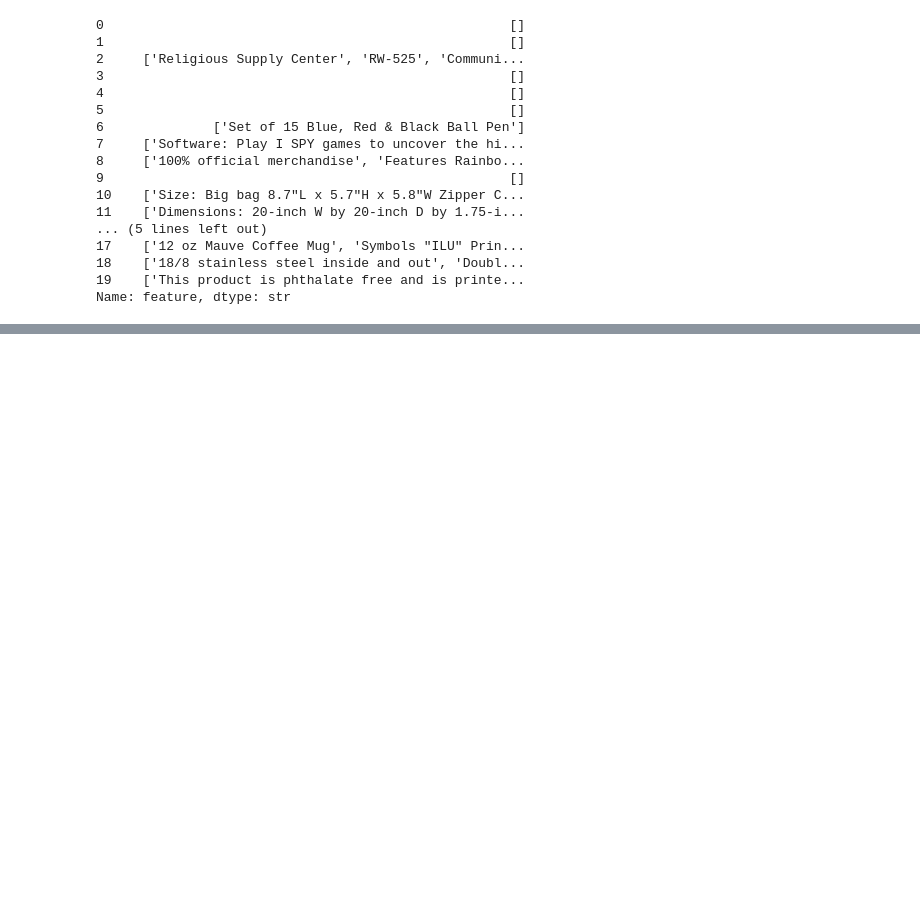
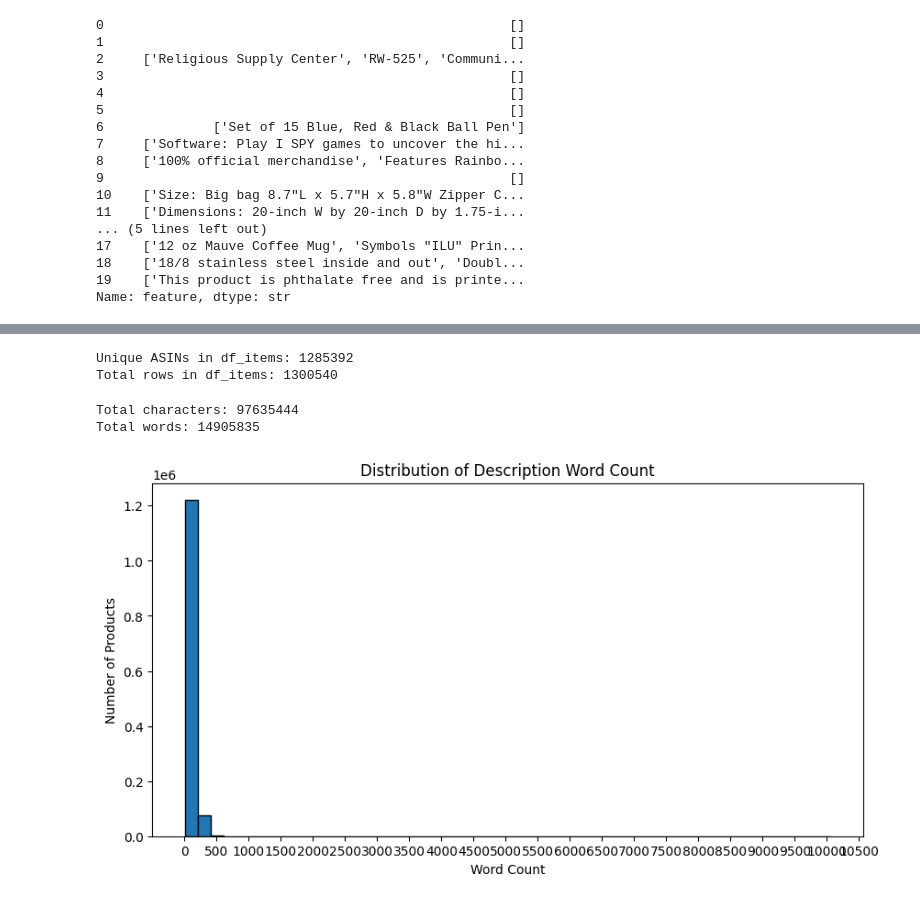
Before and after one commit to flamesmith/RecSystem, a Jupyter notebook: notebooks/analyze_features.ipynb, the cells around one changed output, grey strips where cells are left out. Cells and saved outputs as stored; diff of their text form; code cells hidden in the pictures; blank space fills up the shorter version.

```diff
--- a/notebooks/analyze_features.ipynb
+++ b/notebooks/analyze_features.ipynb
@@ -305,3 +305,10 @@ df_items['feature'].head(20)
 18    ['18/8 stainless steel inside and out', 'Doubl...
 19    ['This product is phthalate free and is printe...
 Name: feature, dtype: str
+# %%
+# Word count for title, description, and feature
+df_items['title_word_count'] = df_items['title'].fillna('').str.split().str.len()
+df_items['description_word_count'] = df_items['description'].fillna('').str.split().str.len()
+df_items['feature_word_count'] = df_items['feature'].fillna('').str.split().str.len()
+
+df_items[['asin', 'title_word_count', 'description_word_count', 'feature_word_count']].describe()
@@ -307,0 +345,23 @@ Name: feature, dtype: str
+# %%
+print(f"Unique ASINs in df_items: {df_items['asin'].nunique()}")
+print(f"Total rows in df_items: {len(df_items)}")
+# %% [output]
+Unique ASINs in df_items: 1285392
+Total rows in df_items: 1300540
+# %%
+titles_combined = ' '.join(df_items['title'].dropna().tolist())
+print(f"Total characters: {len(titles_combined)}")
+print(f"Total words: {len(titles_combined.split())}")
+# %% [output]
+Total characters: 97635444
+Total words: 14905835
+# %%
+plt.figure(figsize=(10, 5))
+plt.hist(df_items['description_word_count'], bins=50, edgecolor='black')
+plt.xlabel('Word Count')
+plt.ylabel('Number of Products')
+plt.title('Distribution of Description Word Count')
+plt.xticks(range(0, int(df_items['description_word_count'].max()) + 500, 500))
+plt.show()
+# %% [output]
+[figure, added]
```
Also changed, not shown: parts of 8 cells of this notebook, 4 other files.
